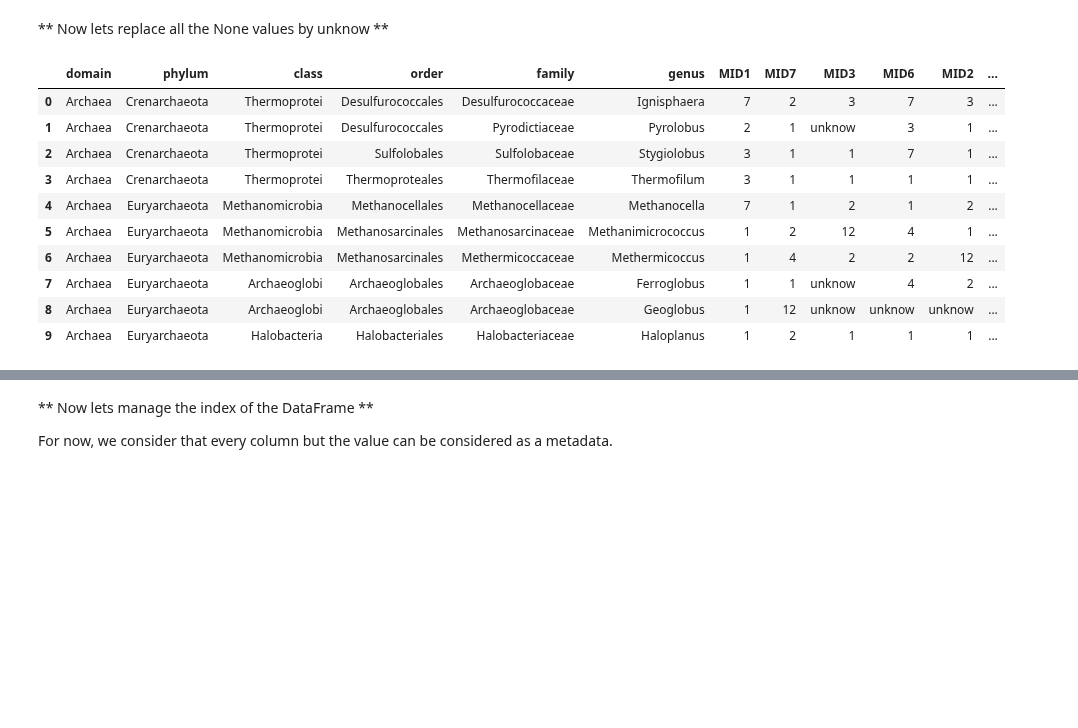
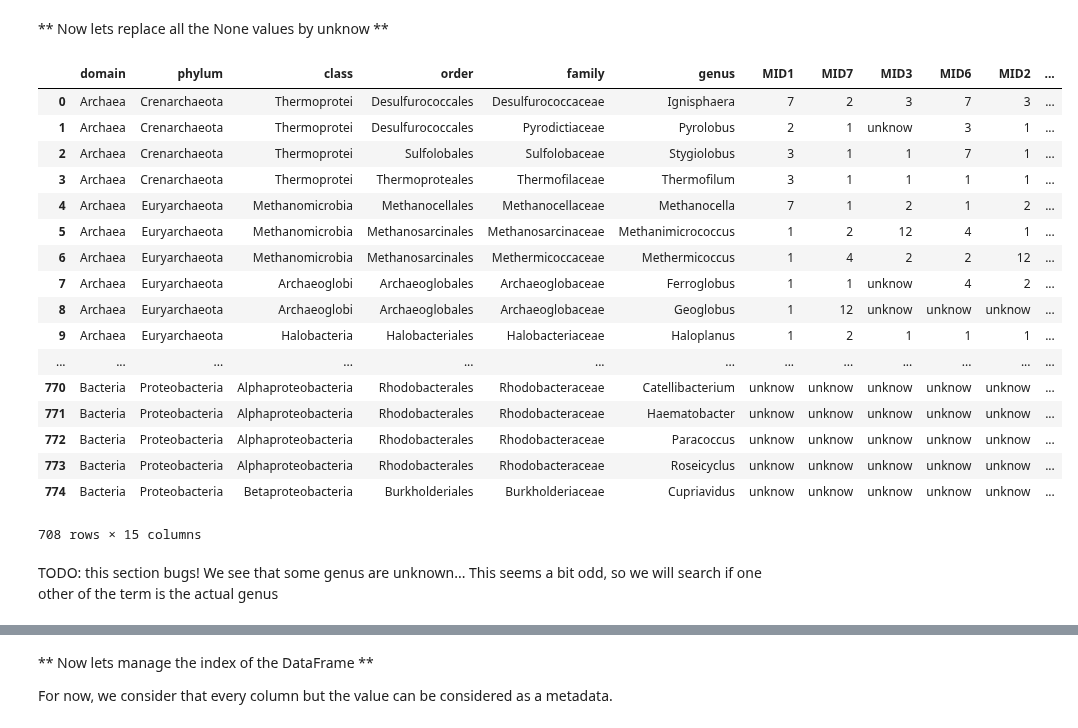
Before and after one commit to vincenzobaz/VBTALL-ADA2017, a Jupyter notebook: Homework 1.ipynb, the cells around one changed output, grey strips where cells are left out. Cells and saved outputs as stored; diff of their text form; code cells hidden in the pictures; blank space fills up the shorter version.

```diff
--- a/Homework 1.ipynb
+++ b/Homework 1.ipynb
@@ -259,0 +264,9 @@ clean_data.head(10)
+# %%
+# Get a table with True in place of a row where all the MID values are null
+table_of_null_row = pd.isnull(clean_data[metadata.barcode]).all(axis=1)
+
+# Get the associated indexes
+index_of_null_row = table_of_null_row[table_of_null_row].index[:]
+
+# Lets check that the value are actually null
+clean_data.iloc[index_of_null_row]
@@ -260,19 +292,31 @@ clean_data.head(10)
+# %%
+clean_data = clean_data.drop(index_of_null_row)
 # %% [markdown]
 ** Now lets replace all the None values by unknow **
 # %%
 for item in clean_data.iteritems():
     item[1].fillna(value="unknow", inplace=True)
 # %%
-clean_data.head(10)
+clean_data
 # %% [output]
 |  | domain | phylum | class | order | family | genus | MID1 | MID7 | MID3 | MID6 | MID2 | ... |
 | 0 | Archaea | Crenarchaeota | Thermoprotei | Desulfurococcales | Desulfurococcaceae | Ignisphaera | 7 | 2 | 3 | 7 | 3 | ... |
 | 1 | Archaea | Crenarchaeota | Thermoprotei | Desulfurococcales | Pyrodictiaceae | Pyrolobus | 2 | 1 | unknow | 3 | 1 | ... |
 | 2 | Archaea | Crenarchaeota | Thermoprotei | Sulfolobales | Sulfolobaceae | Stygiolobus | 3 | 1 | 1 | 7 | 1 | ... |
 | 3 | Archaea | Crenarchaeota | Thermoprotei | Thermoproteales | Thermofilaceae | Thermofilum | 3 | 1 | 1 | 1 | 1 | ... |
 | 4 | Archaea | Euryarchaeota | Methanomicrobia | Methanocellales | Methanocellaceae | Methanocella | 7 | 1 | 2 | 1 | 2 | ... |
 | 5 | Archaea | Euryarchaeota | Methanomicrobia | Methanosarcinales | Methanosarcinaceae | Methanimicrococcus | 1 | 2 | 12 | 4 | 1 | ... |
 | 6 | Archaea | Euryarchaeota | Methanomicrobia | Methanosarcinales | Methermicoccaceae | Methermicoccus | 1 | 4 | 2 | 2 | 12 | ... |
 | 7 | Archaea | Euryarchaeota | Archaeoglobi | Archaeoglobales | Archaeoglobaceae | Ferroglobus | 1 | 1 | unknow | 4 | 2 | ... |
 | 8 | Archaea | Euryarchaeota | Archaeoglobi | Archaeoglobales | Archaeoglobaceae | Geoglobus | 1 | 12 | unknow | unknow | unknow | ... |
 | 9 | Archaea | Euryarchaeota | Halobacteria | Halobacteriales | Halobacteriaceae | Haloplanus | 1 | 2 | 1 | 1 | 1 | ... |
+| ... | ... | ... | ... | ... | ... | ... | ... | ... | ... | ... | ... | ... |
+| 770 | Bacteria | Proteobacteria | Alphaproteobacteria | Rhodobacterales | Rhodobacteraceae | Catellibacterium | unknow | unknow | unknow | unknow | unknow | ... |
+| 771 | Bacteria | Proteobacteria | Alphaproteobacteria | Rhodobacterales | Rhodobacteraceae | Haematobacter | unknow | unknow | unknow | unknow | unknow | ... |
+| 772 | Bacteria | Proteobacteria | Alphaproteobacteria | Rhodobacterales | Rhodobacteraceae | Paracoccus | unknow | unknow | unknow | unknow | unknow | ... |
+| 773 | Bacteria | Proteobacteria | Alphaproteobacteria | Rhodobacterales | Rhodobacteraceae | Roseicyclus | unknow | unknow | unknow | unknow | unknow | ... |
+| 774 | Bacteria | Proteobacteria | Betaproteobacteria | Burkholderiales | Burkholderiaceae | Cupriavidus | unknow | unknow | unknow | unknow | unknow | ... |
+708 rows × 15 columns
+# %% [markdown]
+TODO: this section bugs!
+We see that some genus are unknown... This seems a bit odd, so we will search if one other of the term is the actual genus
```
Also changed, not shown: parts of 10 cells of this notebook.
